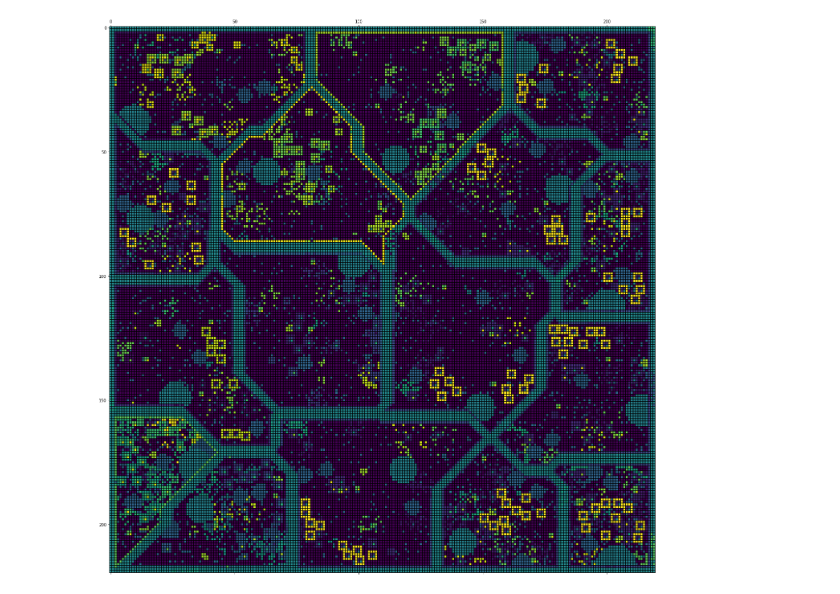
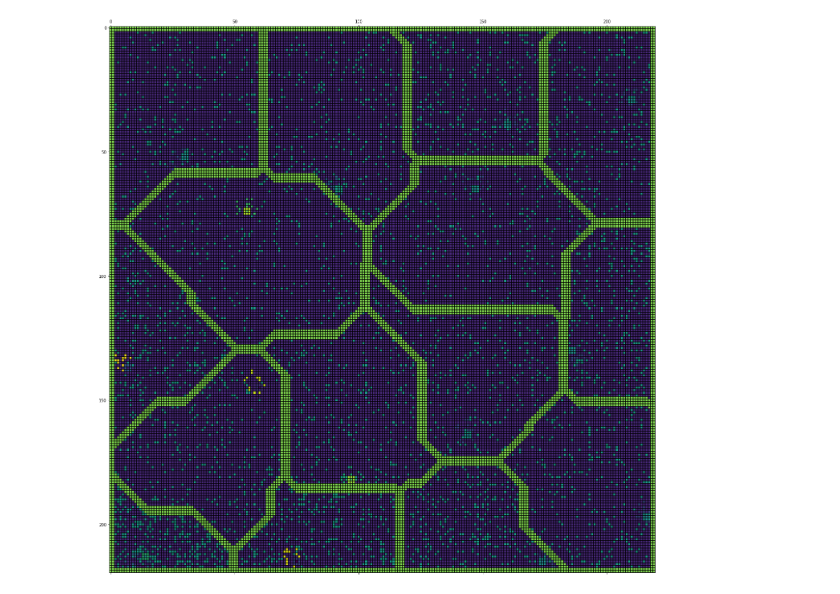
Before and after one commit to QuantumCreation/aoe2mapgenerator, a Jupyter notebook: maingenerator.ipynb, the cells around one changed output. Drawn from its saved outputs; the diff is of its cells as text; code cells hidden in the pictures.

```diff
--- a/maingenerator.ipynb
+++ b/maingenerator.ipynb
@@ -136,7 +133,7 @@ min([val for val in map.zone_dict if type(val) == int])
 # %%
-map.visualize_mat(ValueType.UNIT, include_zones=False)
+map.visualize_mat(ValueType.TERRAIN, include_zones=False)
 # %% [output]
-[figure, old version]
+[figure, new version]
 # %%
 scenario = Scenario(input_name, map)
 # %% [output]
```
Also changed, not shown: parts of 7 cells of this notebook, 6 other files.
